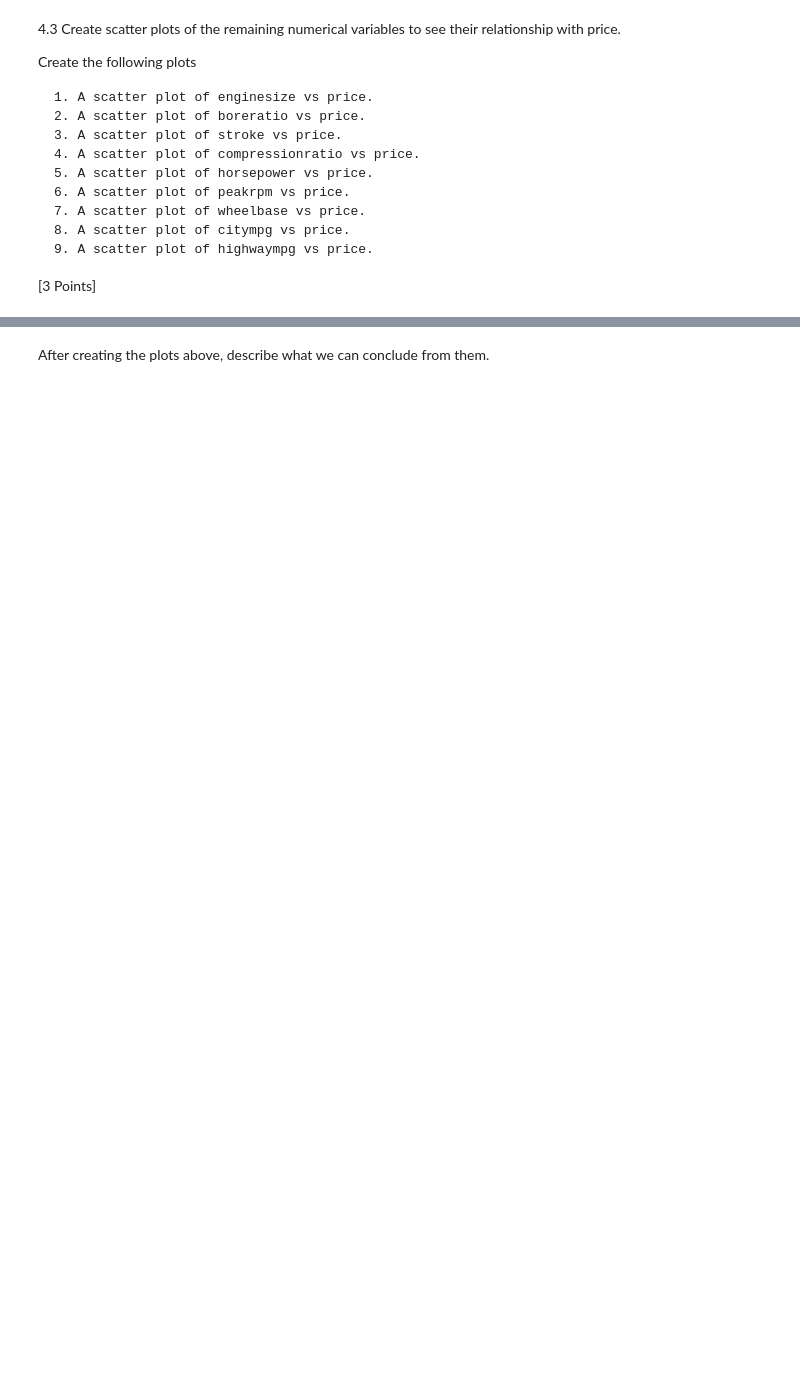
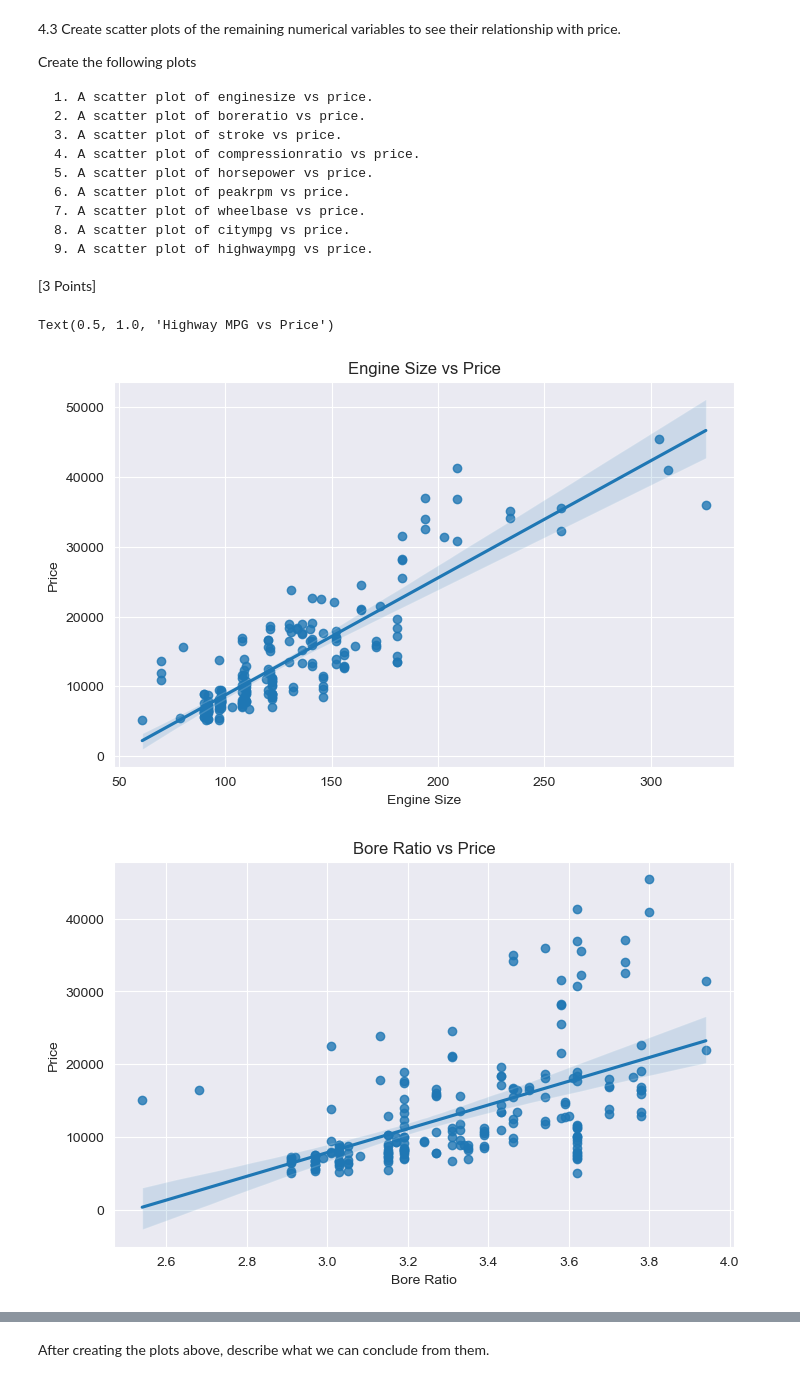
Before and after one commit to MehrabAzan/hw1_S25, a Jupyter notebook: hw1.ipynb, the cells around one changed output, grey strips where cells are left out. Cells and saved outputs as stored; diff of their text form; code cells hidden in the pictures; blank space fills up the shorter version.

```diff
--- a/hw1.ipynb
+++ b/hw1.ipynb
@@ -627,3 +670,60 @@ Create the following plots
 [3 Points]
 # %%
 ### WRITE YOUR CODE HERE, WHICH SHOULD REPRODUCE THE BELOW IF DONE CORRECTLY ###
+engineSize = cars_df["enginesize"]
+boreRatio = cars_df["boreratio"]
+stroke = cars_df["stroke"]
+compressionRatio = cars_df["compressionratio"]
+horsepower = cars_df["horsepower"]
+peakRPM = cars_df["peakrpm"]
+wheelBase = cars_df["wheelbase"]
+cityMPG = cars_df["citympg"]
+highwayMPG = cars_df["highwaympg"]
+sns.regplot(x=engineSize, y=price)
+plt.xlabel("Engine Size")
+plt.ylabel("Price")
+plt.title("Engine Size vs Price")
+plt.figure()
+sns.regplot(x=boreRatio, y=price)
+plt.xlabel("Bore Ratio")
+plt.ylabel("Price")
+plt.title("Bore Ratio vs Price")
+plt.figure()
+sns.regplot(x=stroke, y=price)
+plt.xlabel("Stroke")
+plt.ylabel("Price")
+plt.title("Stroke vs Price")
+plt.figure()
+sns.regplot(x=compressionRatio, y=price)
+plt.xlabel("Compression Ratio")
+plt.ylabel("Price")
+plt.title("Compression Ratio vs Price")
+plt.figure()
+sns.regplot(x=horsepower, y=price)
+plt.xlabel("Horsepower")
+plt.ylabel("Price")
+plt.title("Horsepower vs Price")
+plt.figure()
+sns.regplot(x=peakRPM, y=price)
+plt.xlabel("Peak RPM")
+plt.ylabel("Price")
+plt.title("Peak RPM vs Price")
+plt.figure()
+sns.regplot(x=wheelBase, y=price)
+plt.xlabel("Wheel Base")
+plt.ylabel("Price")
+plt.title("Wheel Base vs Price")
+plt.figure()
+sns.regplot(x=cityMPG, y=price)
+plt.xlabel("City MPG")
+plt.ylabel("Price")
+plt.title("City MPG vs Price")
+plt.figure()
+sns.regplot(x=highwayMPG, y=price)
+plt.xlabel("Highway MPG")
+plt.ylabel("Price")
+plt.title("Highway MPG vs Price")
+# %% [output]
+Text(0.5, 1.0, 'Highway MPG vs Price')
+[figure, added]
+[figure, added]
```
Also changed, not shown: parts of 11 cells of this notebook.
